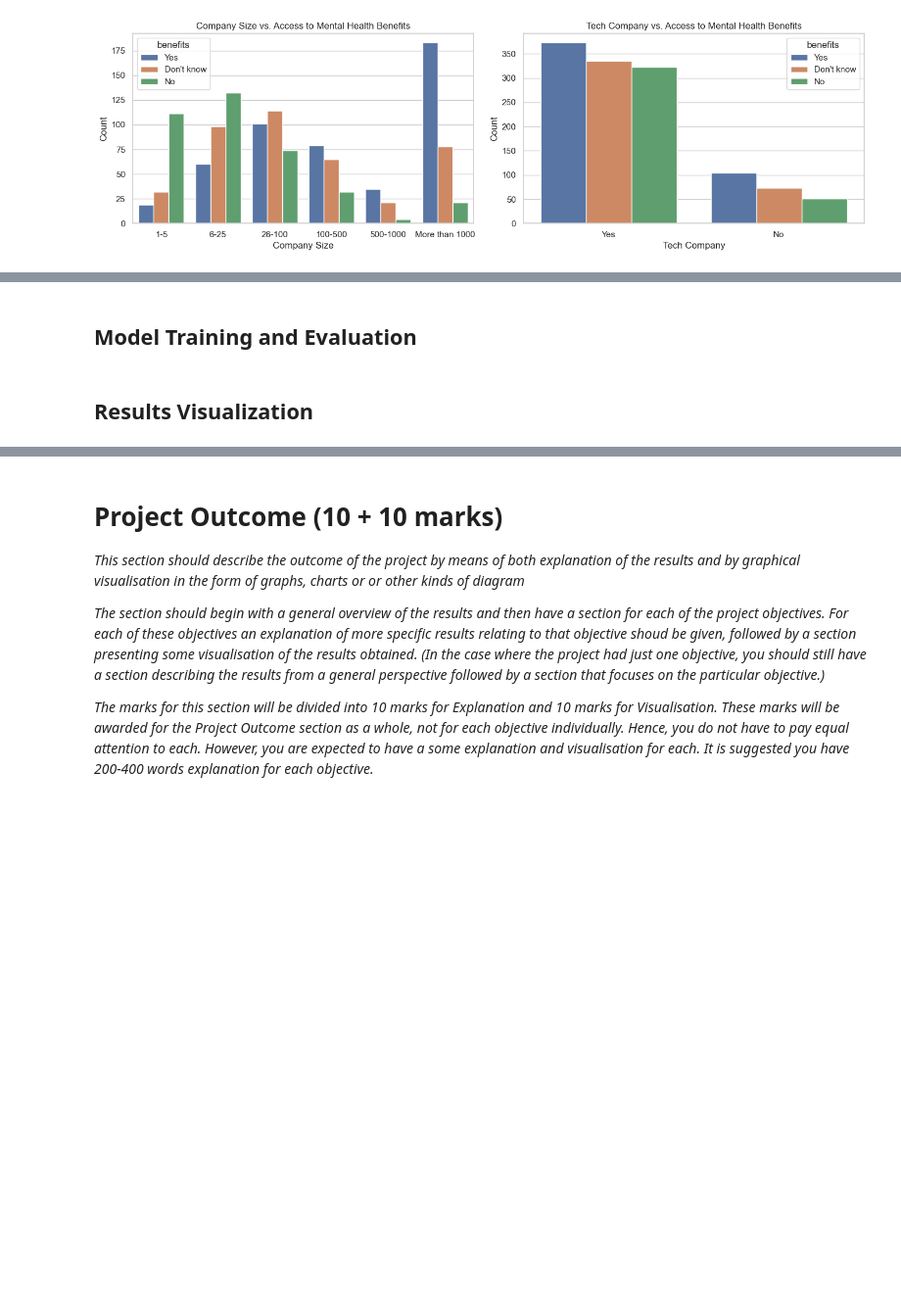
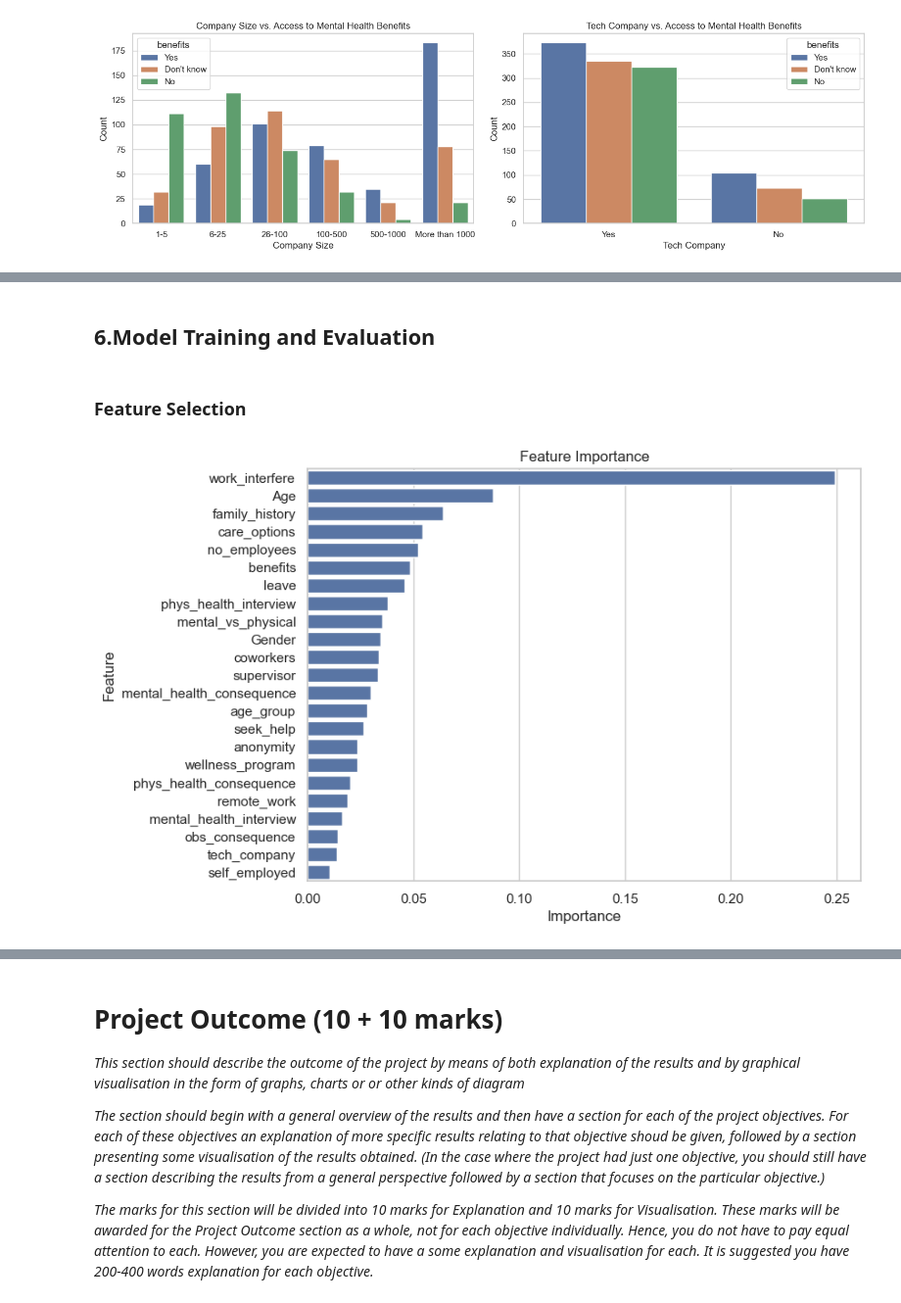
Before and after one commit to sjbmcg/data_science_group_project, a Jupyter notebook: implementation/Group project.ipynb, the cells around one changed output, grey strips where cells are left out. Shown at 98% size. Cells and saved outputs as stored; diff of their text form; code cells hidden in the pictures; blank space fills up the shorter version.

Commit message:
Program Code(Encoding Data, Feature Scaling, Model Training and Evaluation)

```diff
--- a/implementation/Group project.ipynb
+++ b/implementation/Group project.ipynb
@@ -517,0 +542,16 @@ plt.show()
+# %%
+# Create a copy of cleaned dataset
+train_df = df.copy()
+# Store the mapping between column value and encoded data
+encoded_value_mapping = {}
+
+for col in train_df:
+    label_encoder = LabelEncoder()
+    label_encoder.fit(train_df[col])
+    # Assgin encoded data to df
+    train_df[col] = label_encoder.transform(train_df[col])
+    encoded_value_mapping[col] = dict(zip(label_encoder.classes_, label_encoder.transform(label_encoder.classes_)))
+
+train_df.head(5)
+for k, v in encoded_value_mapping.items():
+    print(k, v)
@@ -517,0 +580,6 @@ plt.show()
+# %%
+scaler = MinMaxScaler()
+
+# scaling Age
+train_df['Age'] = scaler.fit_transform(train_df[['Age']])
+train_df.head(5)
@@ -518,4 +594,29 @@ plt.show()
 # %% [markdown]
-## Model Training and Evaluation
+## 6.Model Training and Evaluation
-# %% [markdown]
-## Results Visualization
+# %% [markdown]
+### Feature Selection
+# %%
+X = train_df.drop('treatment', axis=1)
+y = train_df['treatment']
+
+# Split the dataset
+X_train, X_test, y_train, y_test = train_test_split(X, y, test_size=0.7, random_state=88)
+
+# Train random forest model
+rf_model = RandomForestClassifier(random_state=88)
+rf_model.fit(X_train, y_train)
+
+# Evaluate feature importance
+importances = rf_model.feature_importances_
+
+# Create DataFrame
+feature_importance_df = pd.DataFrame({'Feature': X.columns, 'Importance': importances})
+feature_importance_df = feature_importance_df.sort_values(by='Importance', ascending=False)
+
+# visualize feature importance
+plt.figure(figsize=(8, 6))
+sns.barplot(x='Importance', y='Feature', data=feature_importance_df)
+plt.title('Feature Importance')
+plt.show()
+# %% [output]
+[figure, added]
```
Also changed, not shown: parts of 21 cells of this notebook.
